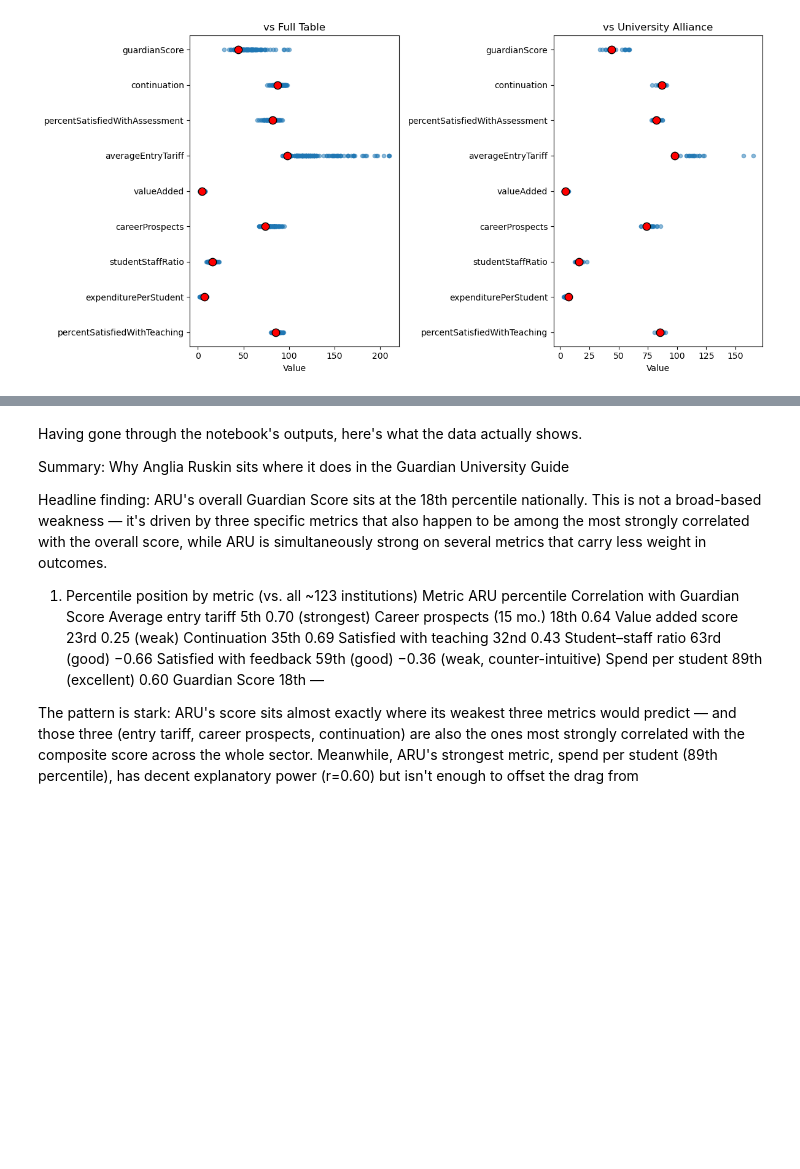
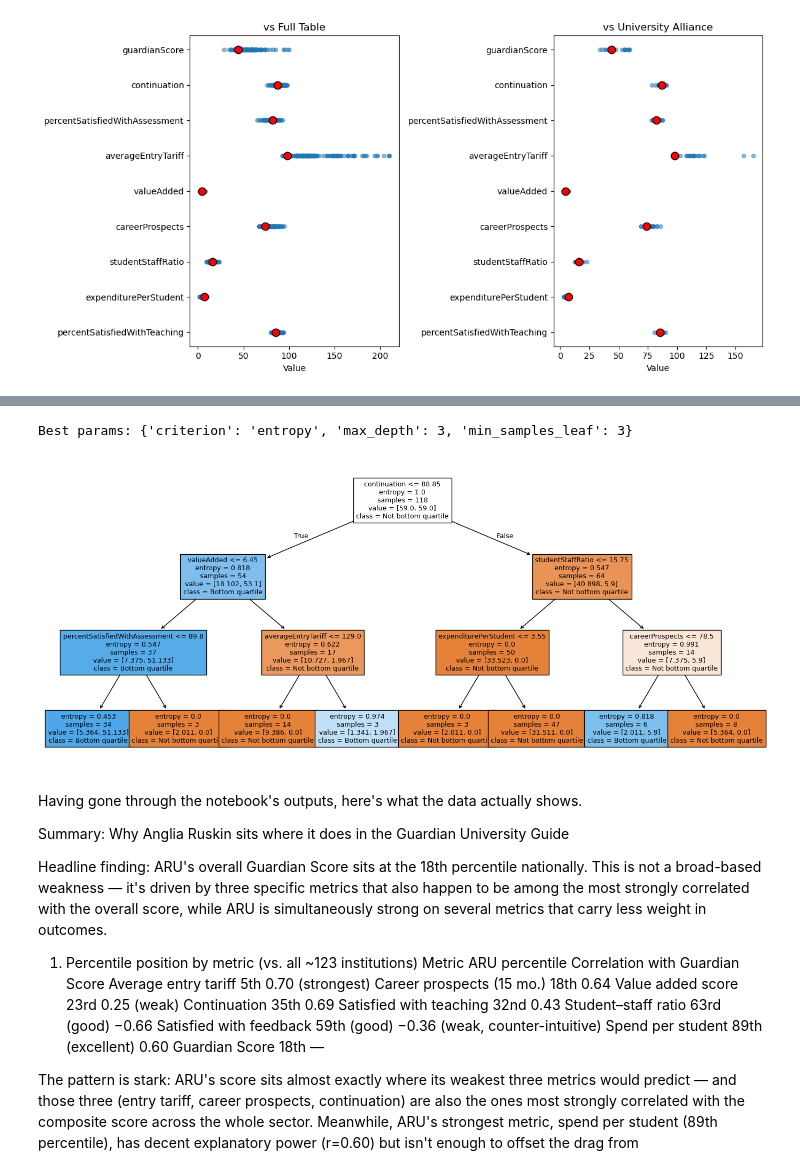
Before and after one commit to mjduarterosa/guardian-univ-ranking, a Jupyter notebook: explore_ranking.ipynb, the cells around one changed output, grey strips where cells are left out. Drawn from its saved outputs; the diff is of its cells as text; code cells hidden in the pictures; blank space fills up the shorter version.

```diff
--- a/explore_ranking.ipynb
+++ b/explore_ranking.ipynb
@@ -700,3 +784,24 @@ main_rank.head()
+# %%
+from sklearn.tree import DecisionTreeClassifier, plot_tree
+from sklearn.model_selection import GridSearchCV
+import matplotlib.pyplot as plt
+
+param_grid = {"max_depth": [2, 3, 5], "min_samples_leaf": [3, 5, 10, 15], "criterion": ["gini", "entropy"]}
+search = GridSearchCV(
+    DecisionTreeClassifier(random_state=0, class_weight="balanced"),
+    param_grid, cv=5, scoring="f1",
+).fit(X, y)
+tree = search.best_estimator_
+print("Best params:", search.best_params_)
+
+plt.figure(figsize=(14, 6))
+plot_tree(tree, feature_names=cols, class_names=["Not bottom quartile", "Bottom quartile"],
+          filled=True, fontsize=9)
+plt.tight_layout()
+plt.show()
+# %% [output]
+Best params: {'criterion': 'entropy', 'max_depth': 3, 'min_samples_leaf': 3}
+[figure, added]
 # %% [markdown]
 Having gone through the notebook's outputs, here's what the data actually shows.
 
```
Also changed, not shown: parts of 7 cells of this notebook.
